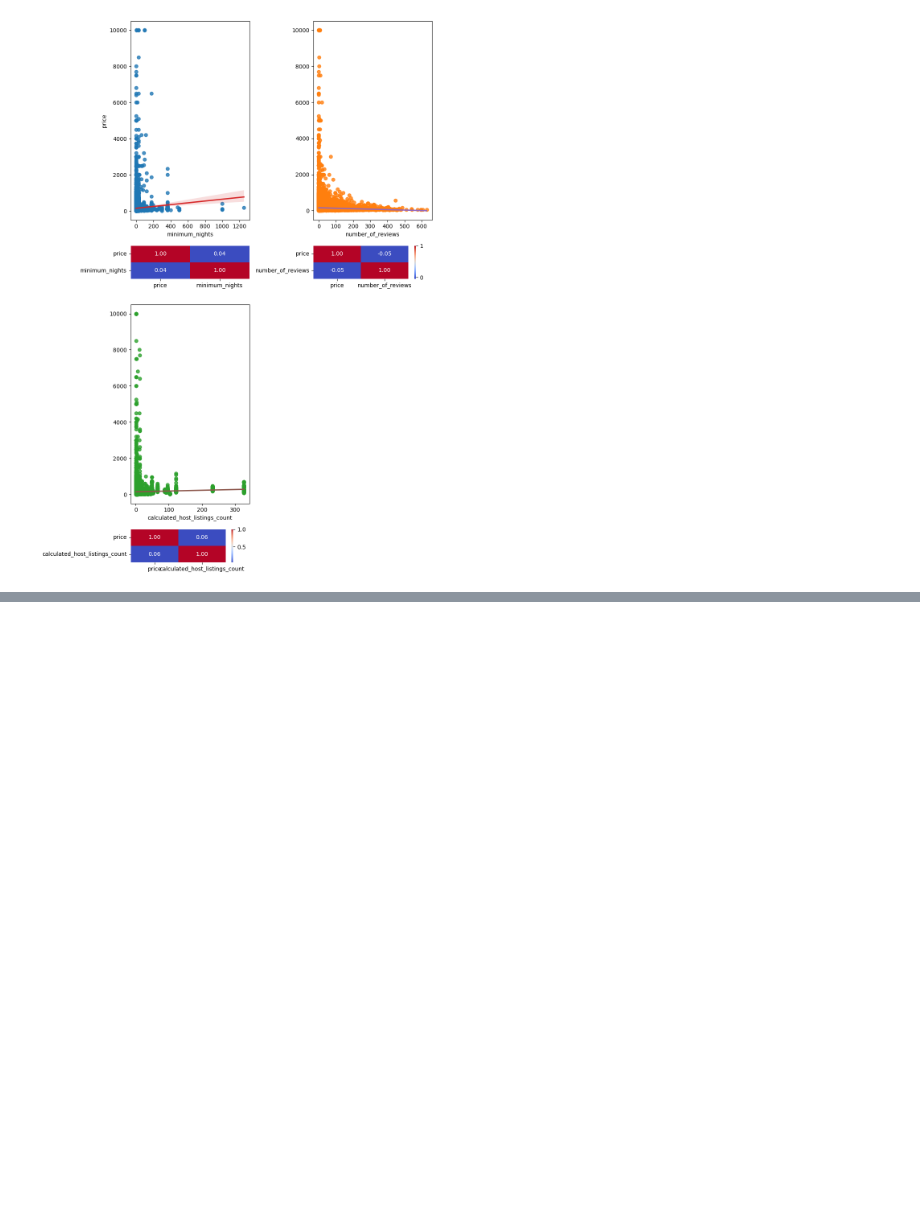
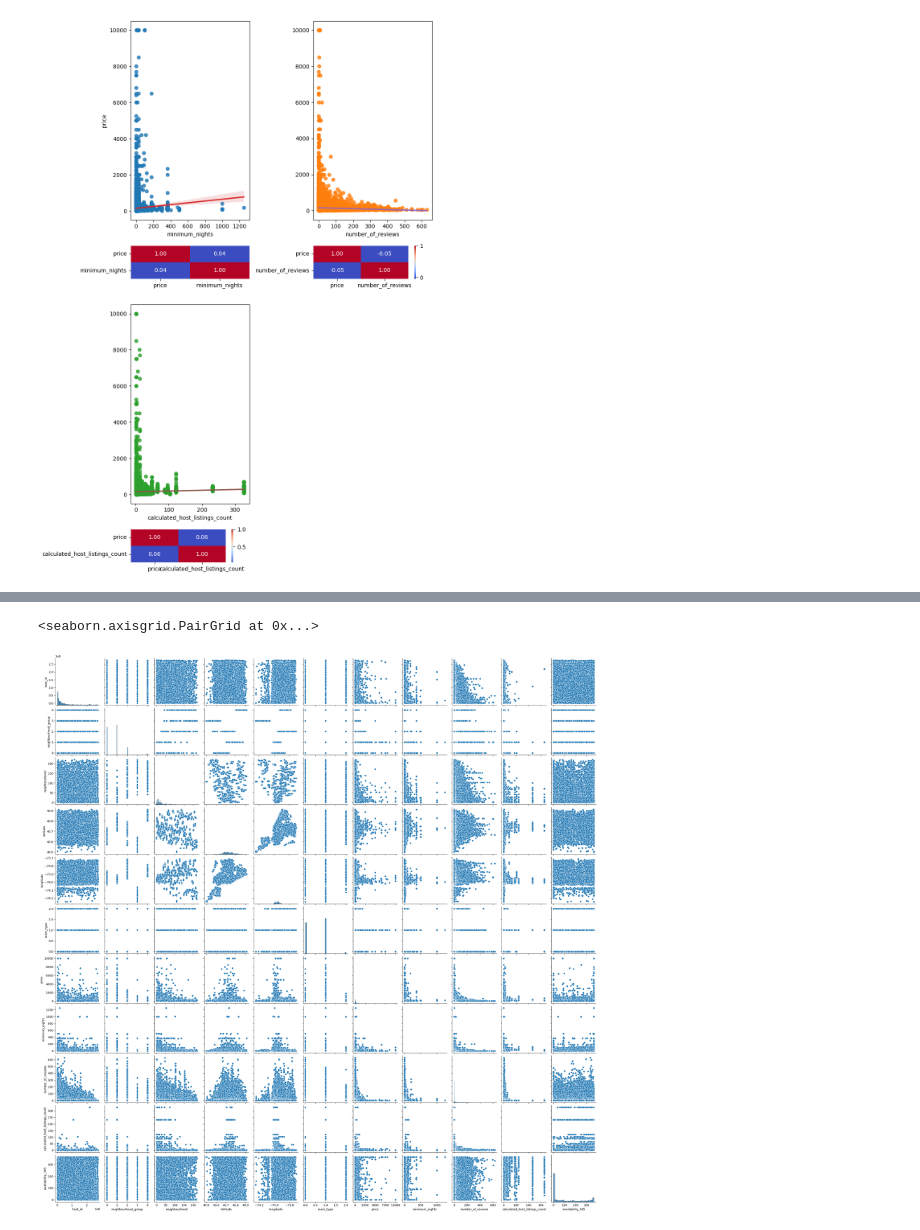
Before and after one commit to Eleiny9/eda, a Jupyter notebook: src/explore.ipynb, the cells around one changed output, grey strips where cells are left out. Drawn from its saved outputs; the diff is of its cells as text; code cells hidden in the pictures; blank space fills up the shorter version.

```diff
--- a/src/explore.ipynb
+++ b/src/explore.ipynb
@@ -180,0 +225,7 @@ plt.show()
+# %%
+#Analisis de todos los datos
+
+sns.pairplot(data = data)
+# %% [output]
+<seaborn.axisgrid.PairGrid at 0x...>
+[figure, added]
```
Also changed, not shown: parts of 4 cells of this notebook.
